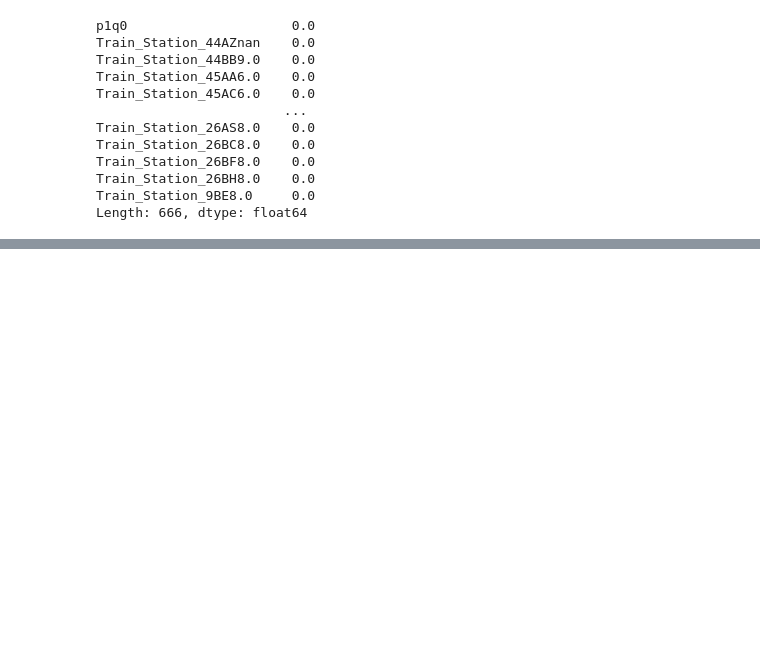
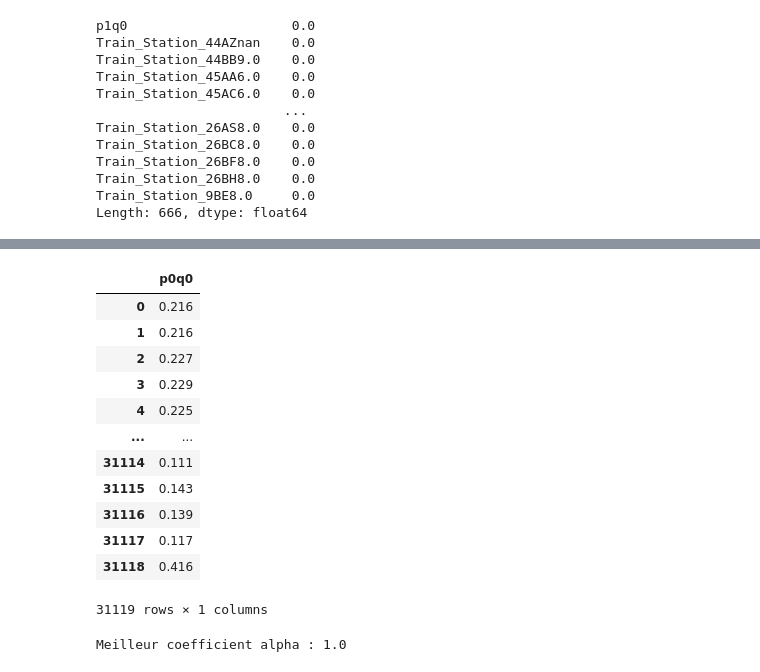
Before and after one commit to Ashraf-Khabar/Mean-time-to-predict-the-Occupation-Of-Trains, a Jupyter notebook: main2.ipynb, the cells around one changed output, grey strips where cells are left out. Cells and saved outputs as stored; diff of their text form; code cells hidden in the pictures; blank space fills up the shorter version.

```diff
--- a/main2.ipynb
+++ b/main2.ipynb
@@ -106,0 +158,33 @@ Length: 666, dtype: float64
+# %%
+Ytrain = Ytrain.drop(["Unnamed: 0"], axis=1)
+Ytrain
+# %% [output]
+|  | p0q0 |
+| 0 | 0.216 |
+| 1 | 0.216 |
+| 2 | 0.227 |
+| 3 | 0.229 |
+| 4 | 0.225 |
+| ... | ... |
+| 31114 | 0.111 |
+| 31115 | 0.143 |
+| 31116 | 0.139 |
+| 31117 | 0.117 |
+| 31118 | 0.416 |
+31119 rows × 1 columns
+# %%
+from sklearn.linear_model import RidgeCV
+from sklearn.model_selection import train_test_split
+from sklearn.metrics import mean_squared_error
+import numpy as np
+
+
+alphas = np.logspace(-6, 6, 13)
+
+ridge_cv_model = RidgeCV(alphas=alphas, store_cv_values=True)
+ridge_cv_model.fit(Xtrain, Ytrain)
+
+meilleur_alpha = ridge_cv_model.alpha_
+print(f"Meilleur coefficient alpha : {meilleur_alpha}")
+# %% [output]
+Meilleur coefficient alpha : 1.0
```
Also changed, not shown: parts of 7 cells of this notebook, 1 other file.
